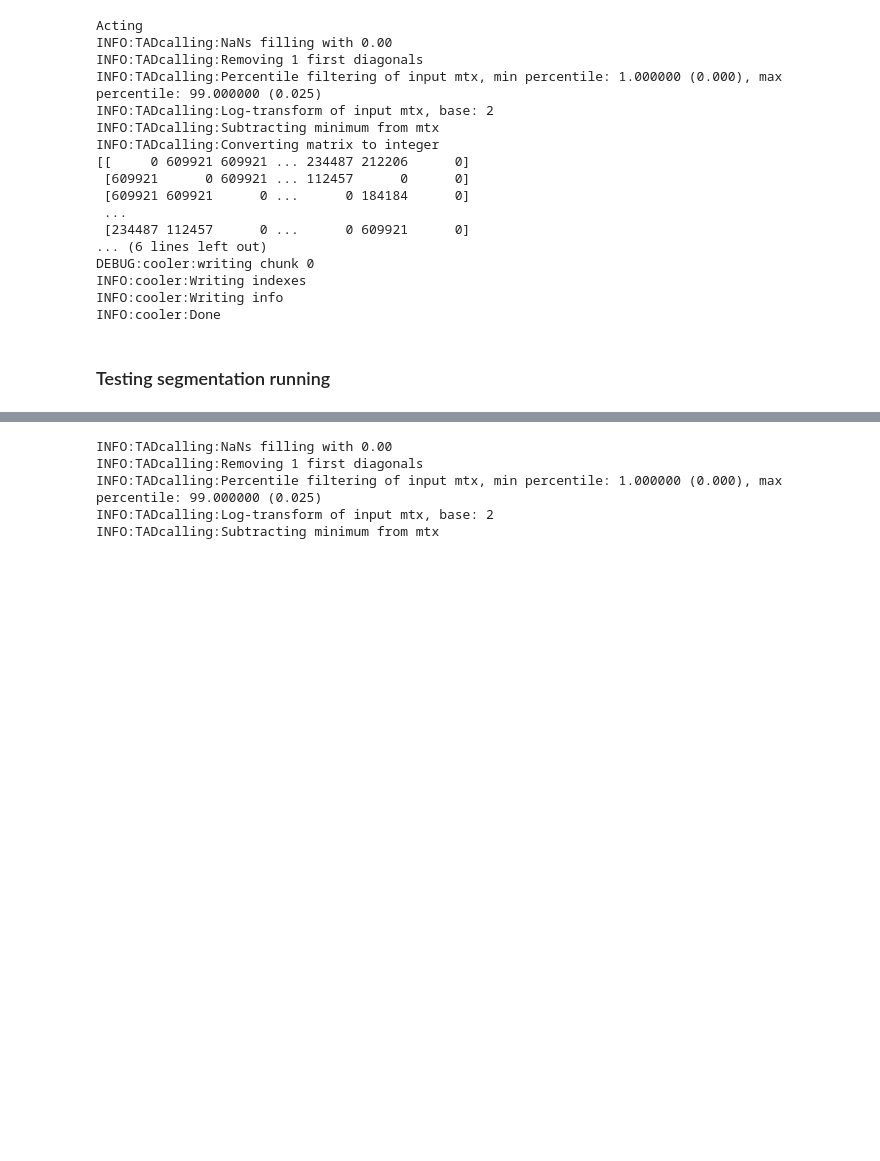
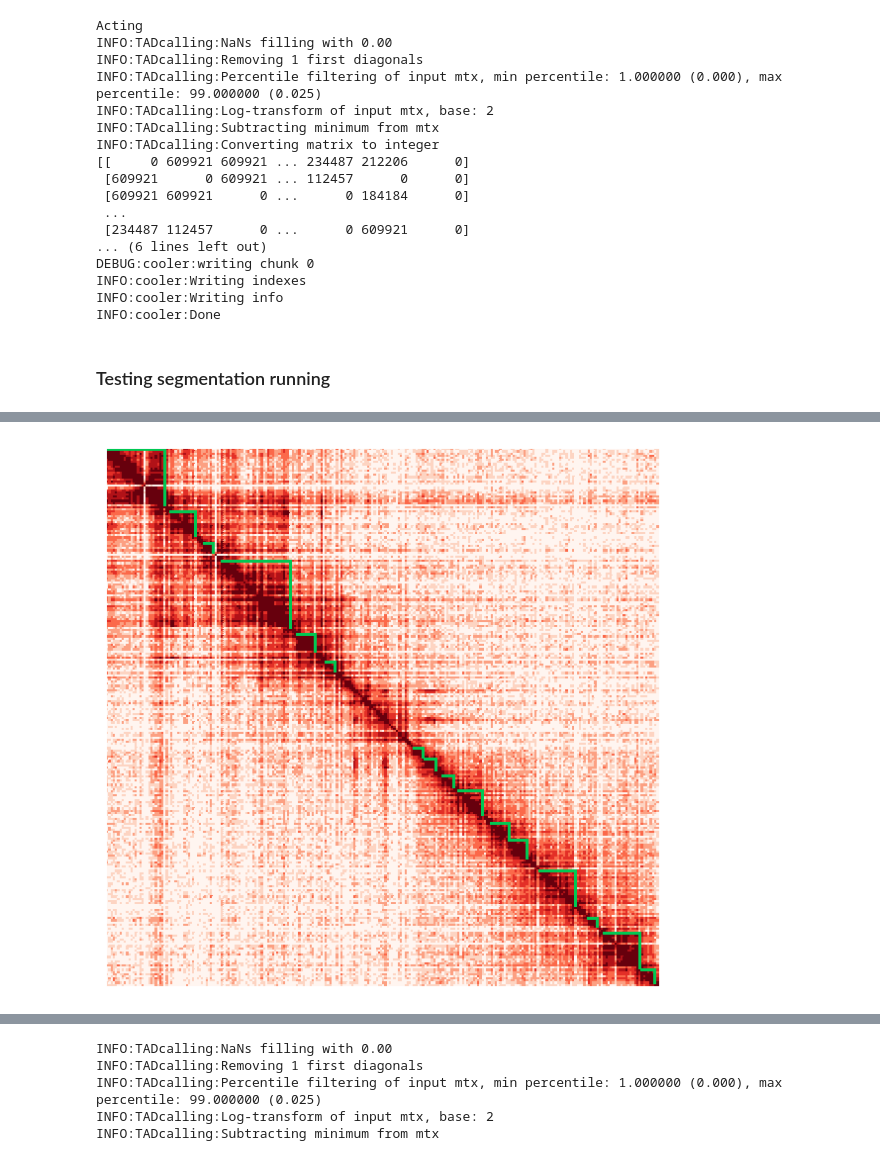
Before and after one commit to dmitrymyl/TADselect, a Jupyter notebook: examples/example_InteractionMatrix.ipynb, the cells around one changed output, grey strips where cells are left out. Cells and saved outputs as stored; diff of their text form; code cells hidden in the pictures; blank space fills up the shorter version.

```diff
--- a/examples/example_InteractionMatrix.ipynb
+++ b/examples/example_InteractionMatrix.ipynb
@@ -194,3 +194,5 @@ INFO:cooler:Writing info
 INFO:cooler:Done
 # %% [markdown]
 ### Testing segmentation running
+# %%
+armatus = TADselect.LavaArmatusCaller(['S2'], ['../data/S2.20000.log.cool'], 'cool', assembly='dm3', resolution=20000, balance=False, chr='chr2L')
@@ -196,0 +253,19 @@ INFO:cooler:Done
+# %%
+bgn = 0
+end = 250
+tads_color = '#00c853'
+
+# plot tuning
+plt.figure(figsize=(10,10))
+sns.heatmap(logged._mtx[bgn:end, bgn:end], cmap='Reds', cbar=False)
+plt.xticks([])
+plt.yticks([])
+
+for i in armatus._segmentations['S2'][1].data:
+    tad_bgn = i[0] - bgn
+    tad_end = i[1] - bgn
+    plt.plot([tad_bgn, tad_end], [tad_bgn, tad_bgn], color=tads_color, linewidth=3)
+    plt.plot([tad_end, tad_end], [tad_bgn, tad_end], color=tads_color, linewidth=3)
+plt.savefig('example_tads.png', dpi=300)
+# %% [output]
+[figure, added]
```
Also changed, not shown: parts of 9 cells of this notebook, 4 other files.
